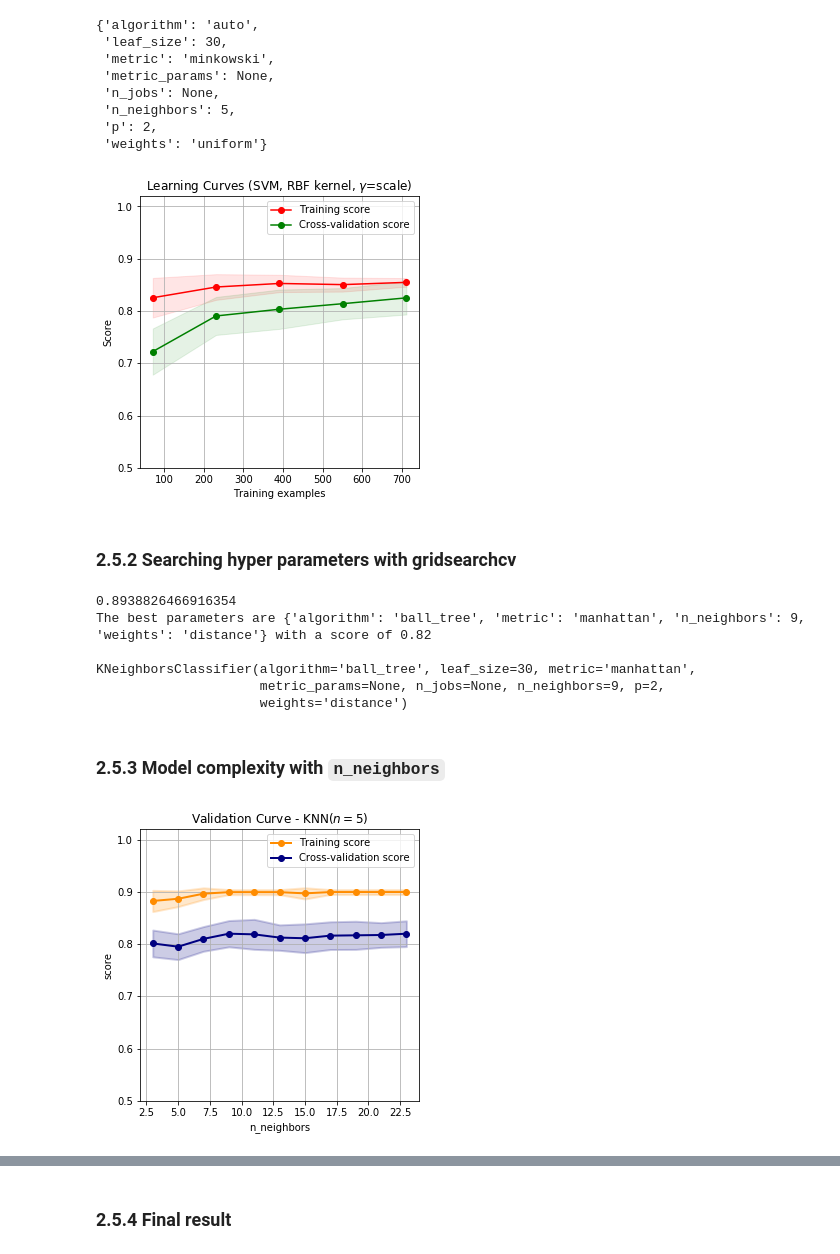
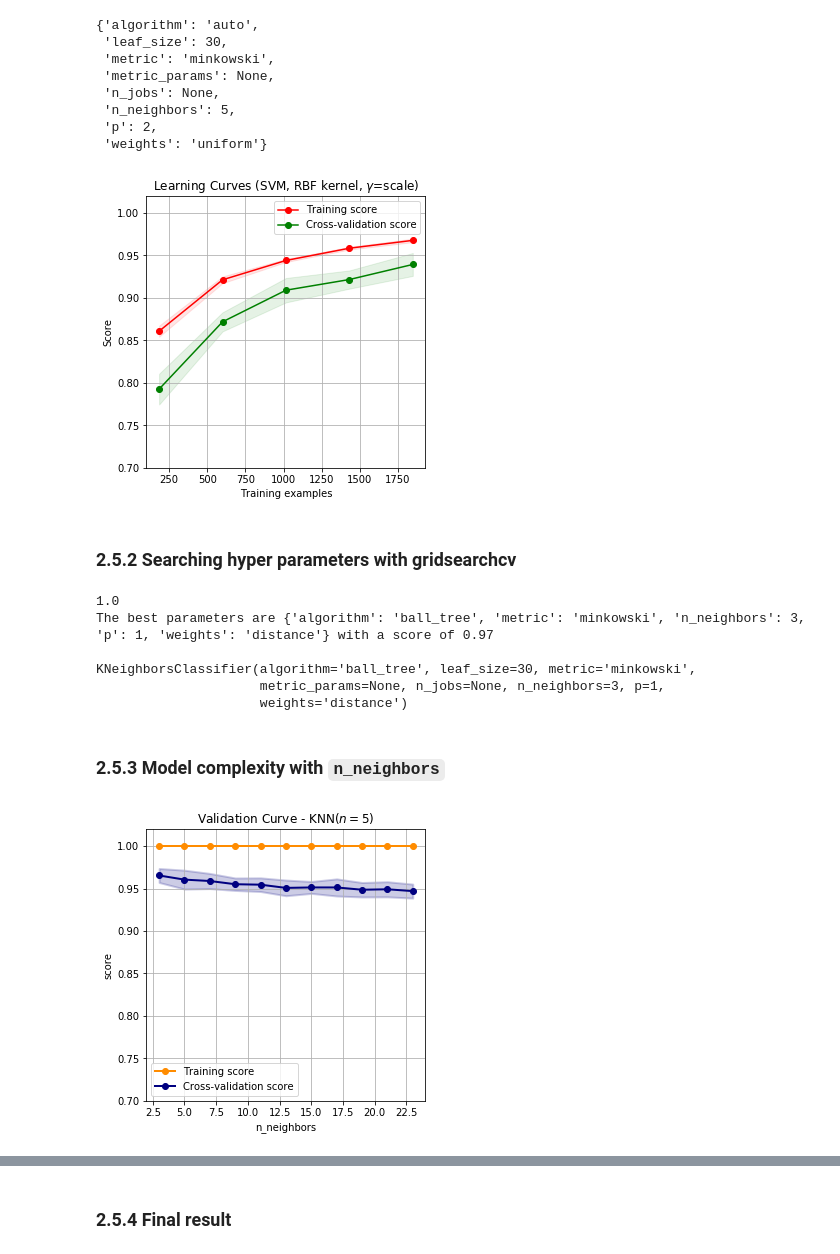
Before and after one commit to shileiphys/CS7641, a Jupyter notebook: HW1-b.ipynb, the cells around one changed output, grey strips where cells are left out. Cells and saved outputs as stored; diff of their text form; code cells hidden in the pictures.

```diff
--- a/HW1-b.ipynb
+++ b/HW1-b.ipynb
@@ -1007,10 +1139,11 @@ svc_clf = SVC(random_state=0)
 
 parameters = {'C': [0.01, 0.1, 1, 10, 100],
               'gamma': [0.001, 0.01, 0.1, 1, 10, 100, 1000],
-              'kernel': ['rbf']
+              'kernel': ['rbf', 'linear']
              }
 
-cv = ShuffleSplit(n_splits=10, test_size=0.2, random_state=0)
+# cv = ShuffleSplit(n_splits=10, test_size=0.2, random_state=0)
+cv = 5
 
 grid = GridSearchCV(svc_clf, param_grid=parameters, cv=cv, n_jobs=-1)
 
@@ -1095,14 +1230,15 @@ ax = plot_validation_curve(gamma_range, train_mean_std, test_mean_std,
 ### 2.4.5 Final result
 # %%
 ## plot learning curve
-svc_clf = SVC(C=1.5, kernel='rbf', gamma=0.1, random_state=0)
+svc_clf = SVC(C=0.1, kernel='linear', gamma=0.001, random_state=0)
 
-cv = ShuffleSplit(n_splits=10, test_size=0.2, random_state=0)
+# cv = ShuffleSplit(n_splits=10, test_size=0.2, random_state=0)
+cv = 5
 
 fig, axes = plt.subplots(1, 1, figsize=(5, 5))
 title = r"Learning Curves (SVM, RBF kernel, $\gamma$=scale)"
 
-plot_learning_curve(svc_clf, title, X, y, axes=[axes], ylim=(0.5, 1.02),
+plot_learning_curve(svc_clf, title, X, y, axes=[axes], ylim=(0.7, 1.02),
                     cv=cv, scoring='accuracy', n_jobs=-1)
 
 
@@ -1163,18 +1304,19 @@ knn_clf.get_params()
 ## plot learning curve
 knn_clf = KNeighborsClassifier()
 
-cv = ShuffleSplit(n_splits=10, test_size=0.2, random_state=0)
+# cv = ShuffleSplit(n_splits=10, test_size=0.2, random_state=0)
+cv = 5
 
 fig, axes = plt.subplots(1, 1, figsize=(5, 5))
 title = r"Learning Curves (SVM, RBF kernel, $\gamma$=scale)"
 
-plot_learning_curve(knn_clf, title, X, y, axes=[axes], ylim=(0.5, 1.02),
+plot_learning_curve(knn_clf, title, X, y, axes=[axes], ylim=(0.7, 1.02),
                     cv=cv, scoring='accuracy', n_jobs=-1)
 
 
 plt.show()
 # %% [output]
-[figure, old version]
+[figure, new version]
 # %% [markdown]
 ### 2.5.2 Searching hyper parameters with gridsearchcv
 # %%
@@ -1182,11 +1324,13 @@ knn_clf = KNeighborsClassifier()
 
 parameters = {'n_neighbors': list(range(3,25,2)),
               'weights': ['uniform', 'distance'],
-              'metric': ['euclidean', 'manhattan'],
+              'metric': ['minkowski'],
+              'p': [1, 2, 3, 4, 5],
               'algorithm': ['ball_tree', 'kd_tree', 'brute']
              }
 
-cv = ShuffleSplit(n_splits=10, test_size=0.2, random_state=0)
+# cv = ShuffleSplit(n_splits=10, test_size=0.2, random_state=0)
+cv = 5
 
 grid = GridSearchCV(knn_clf, param_grid=parameters, cv=cv, n_jobs=-1)
 
@@ -1200,18 +1344,19 @@ print("The best parameters are %s with a score of %0.2f"
 print()
 print(grid.best_estimator_)
 # %% [output]
-0.8938826466916354
-The best parameters are {'algorithm': 'ball_tree', 'metric': 'manhattan', 'n_neighbors': 9, 'weights': 'distance'} with a score of 0.82
+1.0
+The best parameters are {'algorithm': 'ball_tree', 'metric': 'minkowski', 'n_neighbors': 3, 'p': 1, 'weights': 'distance'} with a score of 0.97
 
-KNeighborsClassifier(algorithm='ball_tree', leaf_size=30, metric='manhattan',
-                     metric_params=None, n_jobs=None, n_neighbors=9, p=2,
+KNeighborsClassifier(algorithm='ball_tree', leaf_size=30, metric='minkowski',
+                     metric_params=None, n_jobs=None, n_neighbors=3, p=1,
                      weights='distance')
 # %% [markdown]
 ### 2.5.3 Model complexity with `n_neighbors`
 # %%
 knn_clf = KNeighborsClassifier(weights='distance', algorithm='ball_tree', metric='manhattan')
 
-cv = ShuffleSplit(n_splits=10, test_size=0.2, random_state=0)
+# cv = ShuffleSplit(n_splits=10, test_size=0.2, random_state=0)
+cv = 5
 
 n_neighbors_range = list(range(3,25,2))
 
@@ -1229,9 +1374,9 @@ test_mean_std  = [test_scores_mean, test_scores_std]
 # %%
 ## plot validation curve with max_depth
 title  = "Validation Curve - KNN($n={:d}$)".format(knn_clf.n_neighbors)
 xlabel = "n_neighbors"
 
 ax = plot_validation_curve(n_neighbors_range, train_mean_std, test_mean_std,
-                           title=title, ylim=(0.5, 1.02), xlabel=xlabel)
+                           title=title, ylim=(0.7, 1.02), xlabel=xlabel)
 # %% [output]
-[figure, old version]
+[figure, new version]
```
Also changed, not shown: parts of 77 cells of this notebook.
